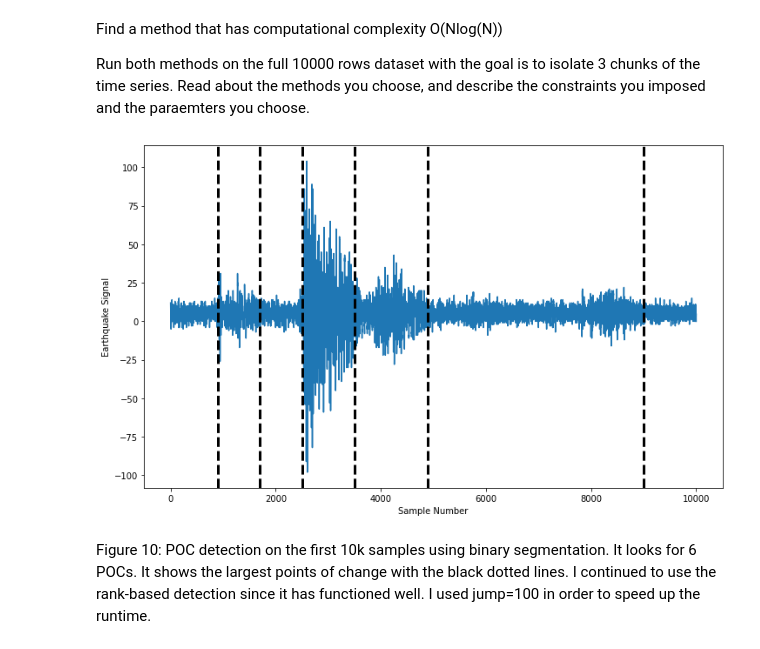
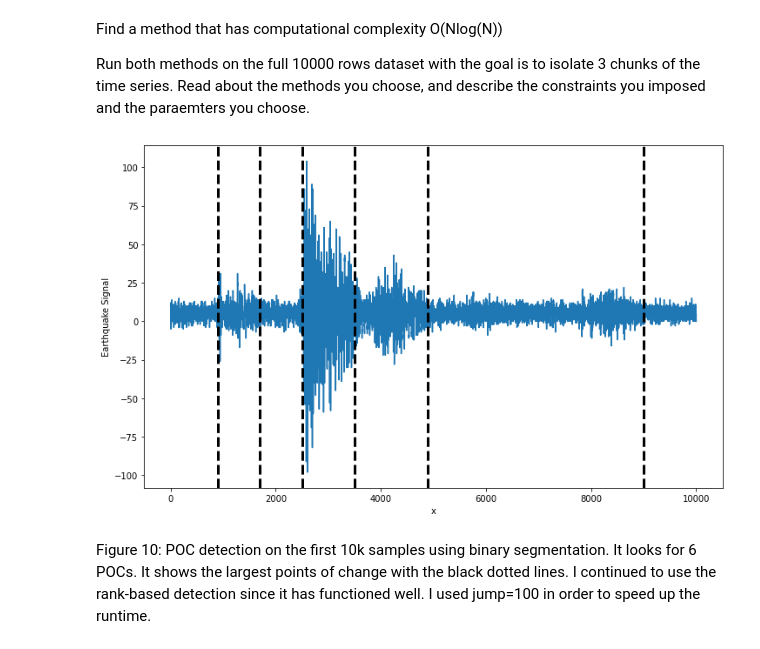
Before and after one commit to justlab11/MLTSA22_JLabombard, a Jupyter notebook: HW6/HW6_JLabombard.ipynb, the cells around one changed output. Cells and saved outputs as stored; diff of their text form; code cells hidden in the pictures.

```diff
--- a/HW6/HW6_JLabombard.ipynb
+++ b/HW6/HW6_JLabombard.ipynb
@@ -285,17 +285,14 @@ Run both methods on the full 10000 rows dataset with the goal is to isolate 3 ch
 # %%
 # detection
 algo = rpt.Binseg(model="rbf", jump=100).fit(eq1_10k)
 result = algo.predict(n_bkps=6)
 
-# display
-# rpt.show.display(eq1_10k, result, figsize=(10, 6))
-# pl.show()
 rpt.display(eq1_10k, [], result, figsize=(10, 6))
-pl.xlabel("Sample Number")
+pl.xlabel("x")
 pl.ylabel("Earthquake Signal")
 pl.show()
 # %% [output]
-[figure, old version]
+[figure, new version]
 # %% [markdown]
 Figure 10: POC detection on the first 10k samples using binary segmentation. It looks for 6 POCs. It shows the largest points of change with the black dotted lines. I continued to use the rank-based detection since it has functioned well. I used jump=100 in order to speed up the runtime.
 # %% [markdown]
```
Also changed, not shown: parts of 5 cells of this notebook.
